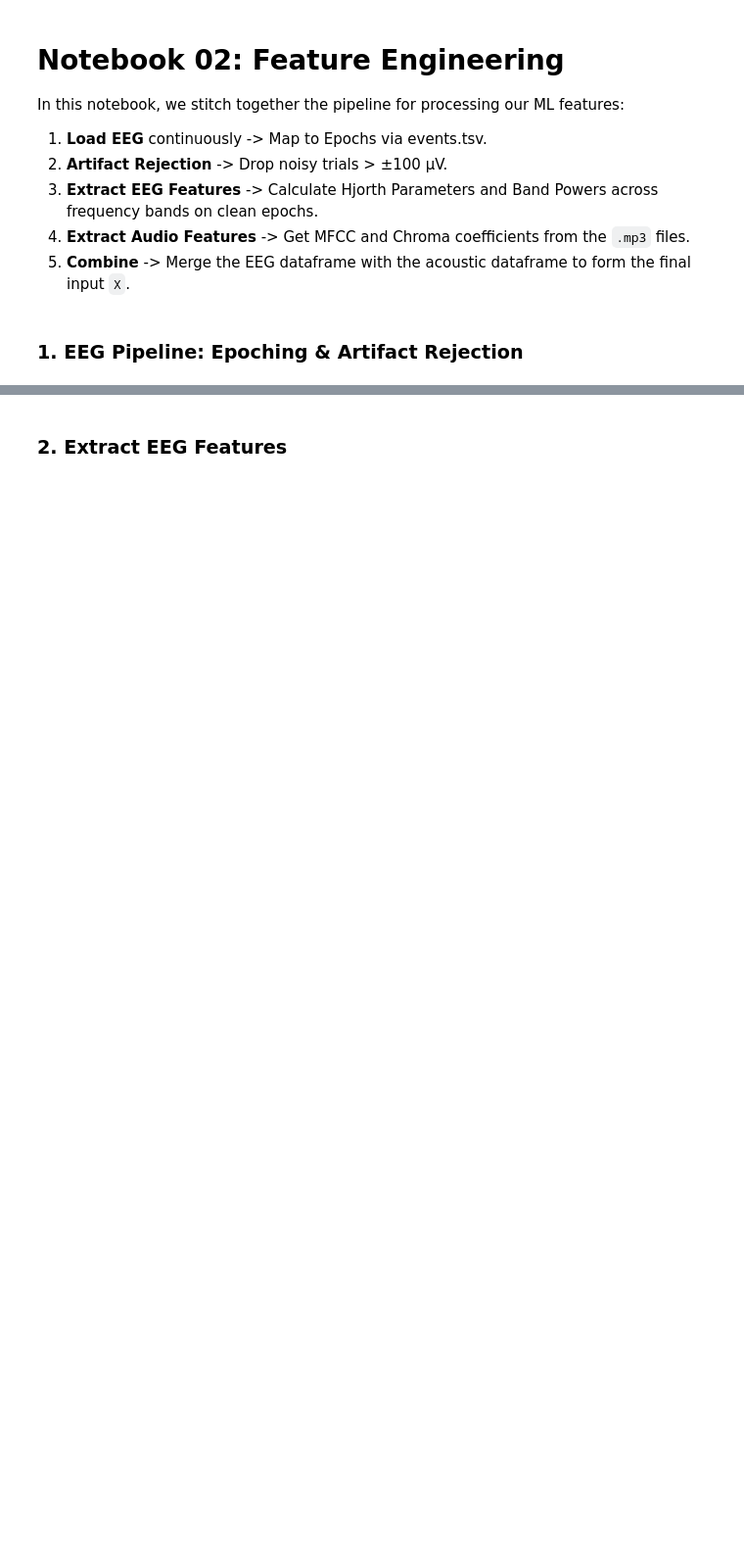
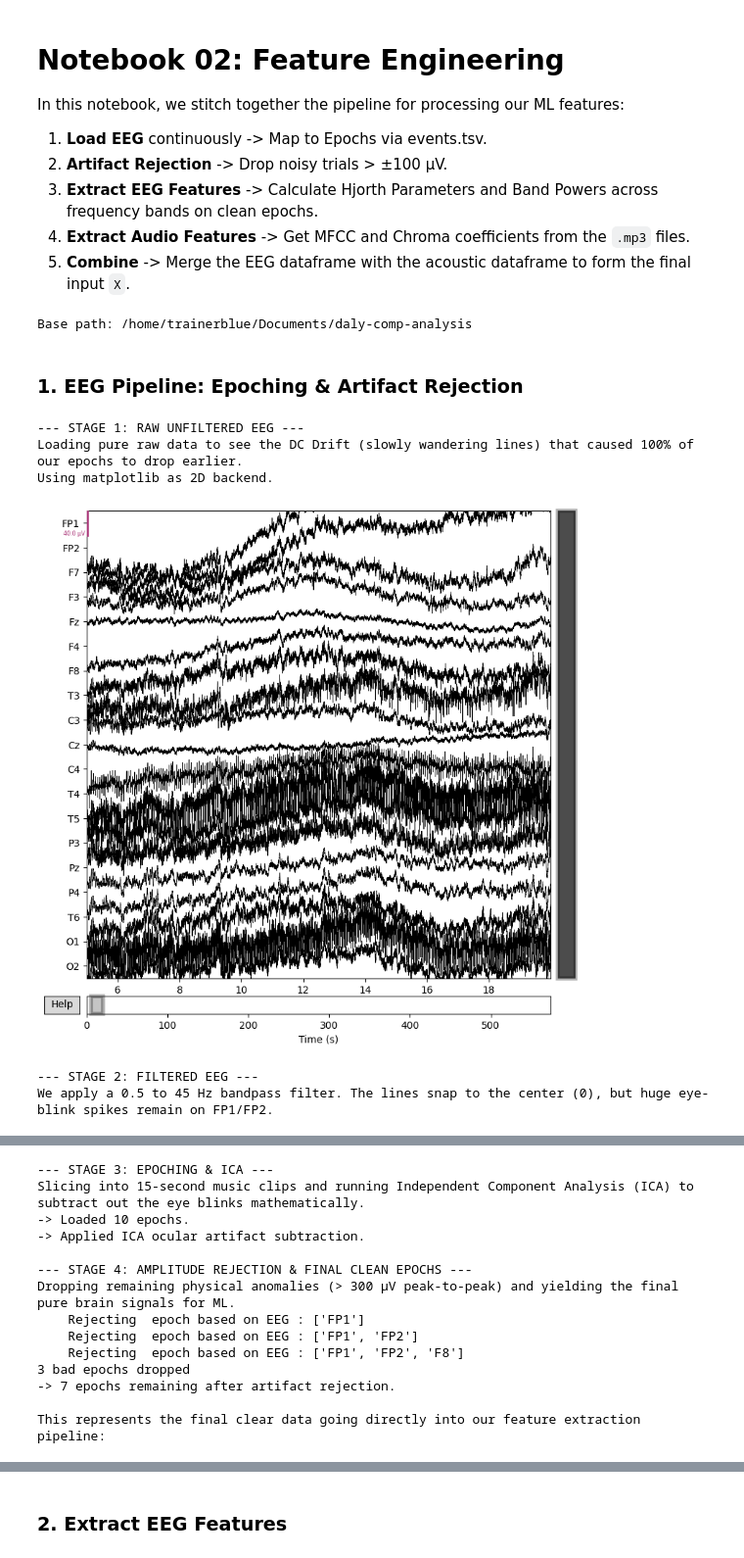
Before and after one commit to Trainer-Blue/daly-comp-analysis, a Jupyter notebook: notebooks/02_feature_engineering.ipynb, the cells around one changed output, grey strips where cells are left out. Shown at 98% size. Cells and saved outputs as stored; diff of their text form; code cells hidden in the pictures; blank space fills up the shorter version.

Commit message:
feat: Add bandpass filtering to EEG preprocessing and update feature extraction notebook

```diff
--- a/notebooks/02_feature_engineering.ipynb
+++ b/notebooks/02_feature_engineering.ipynb
@@ -11,14 +11,18 @@ In this notebook, we stitch together the pipeline for processing our ML features
 import os
 import sys
 import pandas as pd
+import matplotlib.pyplot as plt
 
 # Ensure our src modules can be imported
 sys.path.append(os.path.abspath(os.path.join(os.getcwd(), '..', 'src')))
 
-from eeg_utils import load_and_epoch_eeg, reject_artifacts
+from eeg_utils import load_and_epoch_eeg, reject_artifacts, perform_ica
 from features import extract_eeg_features_from_epochs
 from audio_utils import extract_audio_features
 
 base_path = os.path.abspath(os.path.join(os.getcwd(), '..'))
+print(f"Base path: {base_path}")
+# %% [output]
+Base path: /home/trainerblue/Documents/daly-comp-analysis
 # %% [markdown]
 ### 1. EEG Pipeline: Epoching & Artifact Rejection
@@ -35,0 +29,40 @@ print(f"{len(clean_epochs)} epochs remaining after artifact rejection.")
+# %%
+import builtins
+import mne
+
+sub1_edf = os.path.join(base_path, 'data', 'sub-01', 'eeg', 'sub-01_task-run2_eeg.edf')
+sub1_events = os.path.join(base_path, 'data', 'sub-01', 'eeg', 'sub-01_task-run2_events.tsv')
+
+print("--- STAGE 1: RAW UNFILTERED EEG ---")
+print("Loading pure raw data to see the DC Drift (slowly wandering lines) that caused 100% of our epochs to drop earlier.")
+raw_vis = mne.io.read_raw_edf(sub1_edf, preload=True, verbose='ERROR')
+raw_vis.set_channel_types({ch: 'eeg' for ch in raw_vis.ch_names if ch != 'STI 014'})
+raw_vis.plot(duration=15.0, start=5.0, n_channels=19)
+
+print("\n--- STAGE 2: FILTERED EEG ---")
+print("We apply a 0.5 to 45 Hz bandpass filter. The lines snap to the center (0), but huge eye-blink spikes remain on FP1/FP2.")
+raw_vis.filter(l_freq=0.5, h_freq=45.0, verbose='ERROR')
+raw_vis.plot(duration=15.0, start=5.0, n_channels=19)
+
+print("\n--- STAGE 3: EPOCHING & ICA ---")
+print("Slicing into 15-second music clips and running Independent Component Analysis (ICA) to subtract out the eye blinks mathematically.")
+# load_and_epoch_eeg already applies the 0.5-45Hz filter internally
+epochs = load_and_epoch_eeg(sub1_edf, sub1_events, tmin=0.0, tmax=15.0)
+print(f"-> Loaded {len(epochs)} epochs.")
+ica_epochs = perform_ica(epochs)
+print("-> Applied ICA ocular artifact subtraction.")
+
+print("\n--- STAGE 4: AMPLITUDE REJECTION & FINAL CLEAN EPOCHS ---")
+print("Dropping remaining physical anomalies (> 300 µV peak-to-peak) and yielding the final pure brain signals for ML.")
+clean_epochs = reject_artifacts(ica_epochs, threshold_uv=300)
+print(f"-> {len(clean_epochs)} epochs remaining after artifact rejection.")
+
+print("\nThis represents the final clear data going directly into our feature extraction pipeline:")
+clean_epochs.plot(n_epochs=1, n_channels=19)
+# %% [output]
+--- STAGE 1: RAW UNFILTERED EEG ---
+Loading pure raw data to see the DC Drift (slowly wandering lines) that caused 100% of our epochs to drop earlier.
+Using matplotlib as 2D backend.
+[figure, added]
+--- STAGE 2: FILTERED EEG ---
+We apply a 0.5 to 45 Hz bandpass filter. The lines snap to the center (0), but huge eye-blink spikes remain on FP1/FP2.
@@ -35,0 +70,14 @@ print(f"{len(clean_epochs)} epochs remaining after artifact rejection.")
+--- STAGE 3: EPOCHING & ICA ---
+Slicing into 15-second music clips and running Independent Component Analysis (ICA) to subtract out the eye blinks mathematically.
+-> Loaded 10 epochs.
+-> Applied ICA ocular artifact subtraction.
+
+--- STAGE 4: AMPLITUDE REJECTION & FINAL CLEAN EPOCHS ---
+Dropping remaining physical anomalies (> 300 µV peak-to-peak) and yielding the final pure brain signals for ML.
+    Rejecting  epoch based on EEG : ['FP1']
+    Rejecting  epoch based on EEG : ['FP1', 'FP2']
+    Rejecting  epoch based on EEG : ['FP1', 'FP2', 'F8']
+3 bad epochs dropped
+-> 7 epochs remaining after artifact rejection.
+
+This represents the final clear data going directly into our feature extraction pipeline:
```
Also changed, not shown: parts of 5 cells of this notebook, 4 other files.
